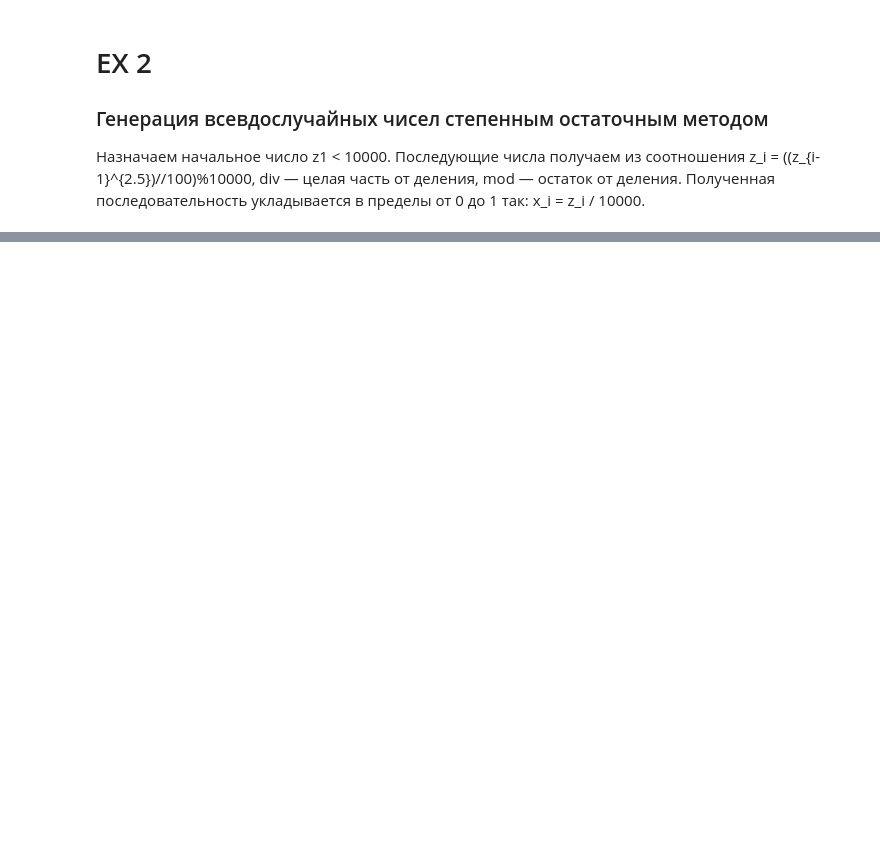
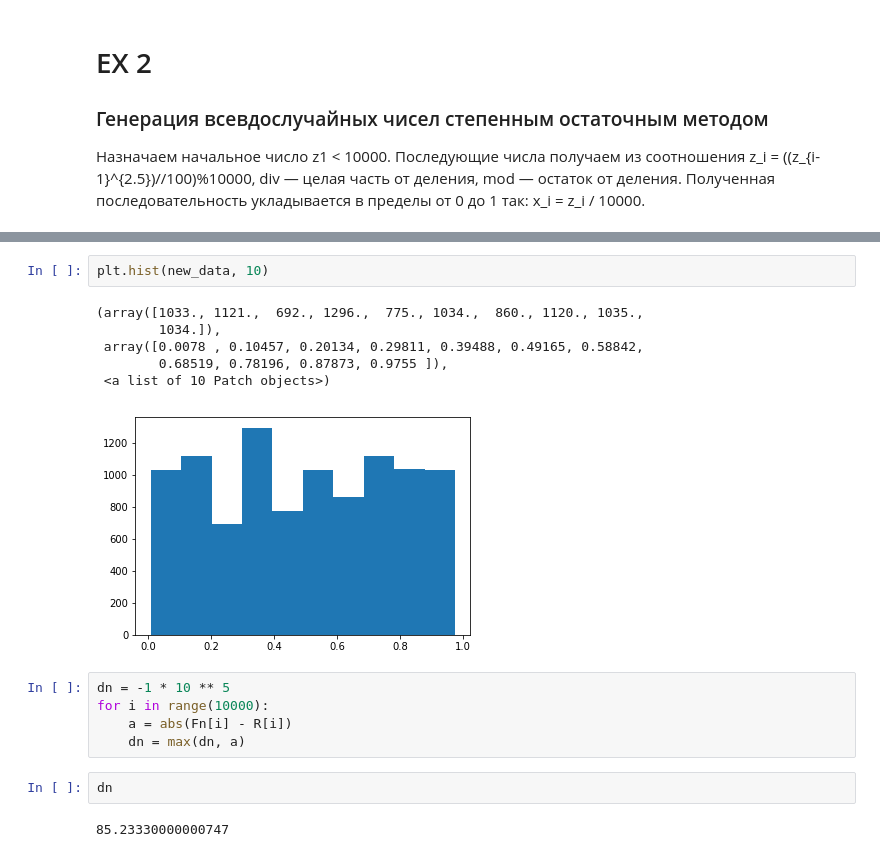
Before and after one commit to A6a7H/Smth-Prcts, a Jupyter notebook: MatStat/HW.ipynb, the cells around one changed output, grey strips where cells are left out. Cells and saved outputs as stored; diff of their text form; blank space fills up the shorter version.

```diff
--- a/MatStat/HW.ipynb
+++ b/MatStat/HW.ipynb
@@ -92,0 +160,18 @@ arr[:10]
+# %%
+plt.hist(new_data, 10)
+# %% [output]
+(array([1033., 1121.,  692., 1296.,  775., 1034.,  860., 1120., 1035.,
+        1034.]),
+ array([0.0078 , 0.10457, 0.20134, 0.29811, 0.39488, 0.49165, 0.58842,
+        0.68519, 0.78196, 0.87873, 0.9755 ]),
+ <a list of 10 Patch objects>)
+[figure, added]
+# %%
+dn = -1 * 10 ** 5
+for i in range(10000):
+    a = abs(Fn[i] - R[i])
+    dn = max(dn, a)
+# %%
+dn
+# %% [output]
+85.23330000000747
```
Also changed, not shown: parts of 15 cells of this notebook, 5 other files.
